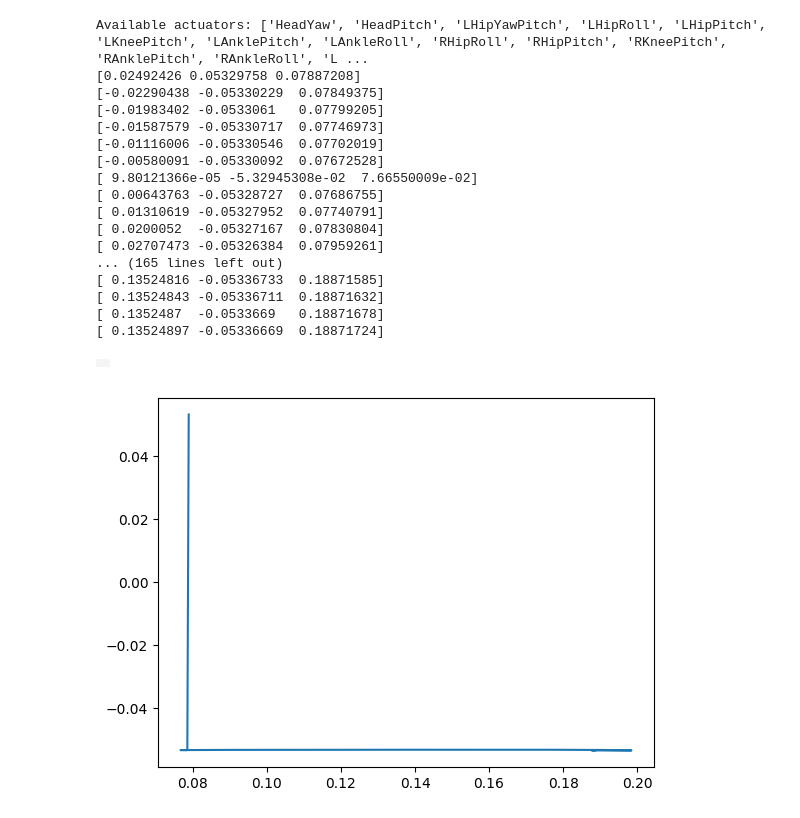
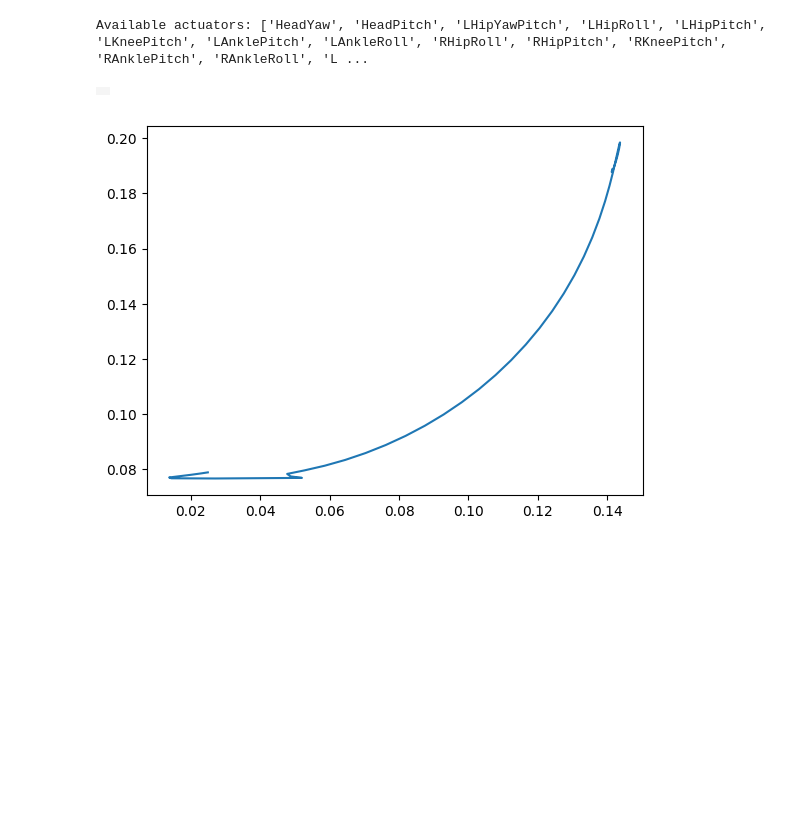
Before and after one commit to TheWh1teRose/Simulation, a Jupyter notebook: Simulation/mujoco/evaluate_trjectory.ipynb, the cells around one changed output. Drawn from its saved outputs; the diff is of its cells as text; code cells hidden in the pictures; blank space fills up the shorter version.

Commit message:
Add tracking site to the tibia of the robot to track the trajectory

```diff
--- a/Simulation/mujoco/evaluate_trjectory.ipynb
+++ b/Simulation/mujoco/evaluate_trjectory.ipynb
@@ -29,55 +29,43 @@ frames = []
 final_knee_angle = 2
 initial_knee_angle = 0
 
-knee_positions_x = []
-knee_positions_y = []
+tracked_positions_x = []
+tracked_positions_y = []
 
 # Set LKneePitch actuator to 0
 data.ctrl[actuator_names.index("LKneePitch")] = 0
 
+scene_option = mujoco.MjvOption()
 
 # Render again to see the fixed robot
 with mujoco.Renderer(model) as renderer:
     for _ in range(seconds * fps):
         # Set root joint position and acceleration to zero
         data.qpos[0:6] = 0  # First 6 DoFs are root position/orientation
         data.qpos[2] = 0.4
+        # data.qpos[3] = 0.3
         data.qacc[0:6] = 0  # Zero acceleration for root joint
         data.qvel[0:6] = 0  # Also zero velocity for root joint
 
         data.ctrl[actuator_names.index("LKneePitch")] = 2
 
-        # Step the simulation
         mujoco.mj_step(model, data)
-        renderer.update_scene(data)
 
+        tracked_position = data.site_xpos[model.site("tracking_site").id]
+        mujoco.mj_forward(model, data)
 
-        knee_positions_x.append(data.subtree_com[model.body("LFoot").id][0])
-        knee_positions_y.append(data.subtree_com[model.body("LFoot").id][2])
+        tracked_positions_x.append(tracked_position[0])
+        tracked_positions_y.append(tracked_position[2])
+
+        renderer.update_scene(data, scene_option=scene_option)
 
         frames.append(renderer.render())
 
 media.show_video(frames, fps=fps)
 
-plt.plot(knee_positions_x, knee_positions_y)
+plt.plot(tracked_positions_x, tracked_positions_y)
 plt.show()
 # %% [output]
 Available actuators: ['HeadYaw', 'HeadPitch', 'LHipYawPitch', 'LHipRoll', 'LHipPitch', 'LKneePitch', 'LAnklePitch', 'LAnkleRoll', 'RHipRoll', 'RHipPitch', 'RKneePitch', 'RAnklePitch', 'RAnkleRoll', 'L ...
-[0.02492426 0.05329758 0.07887208]
-[-0.02290438 -0.05330229  0.07849375]
-[-0.01983402 -0.0533061   0.07799205]
-[-0.01587579 -0.05330717  0.07746973]
-[-0.01116006 -0.05330546  0.07702019]
-[-0.00580091 -0.05330092  0.07672528]
-[ 9.80121366e-05 -5.32945308e-02  7.66550009e-02]
-[ 0.00643763 -0.05328727  0.07686755]
-[ 0.01310619 -0.05327952  0.07740791]
-[ 0.0200052  -0.05327167  0.07830804]
-[ 0.02707473 -0.05326384  0.07959261]
-... (165 lines left out)
-[ 0.13524816 -0.05336733  0.18871585]
-[ 0.13524843 -0.05336711  0.18871632]
-[ 0.1352487  -0.0533669   0.18871678]
-[ 0.13524897 -0.05336669  0.18871724]
 |  |
-[figure, old version]
+[figure, new version]
```
Also changed, not shown: 1 other file.
